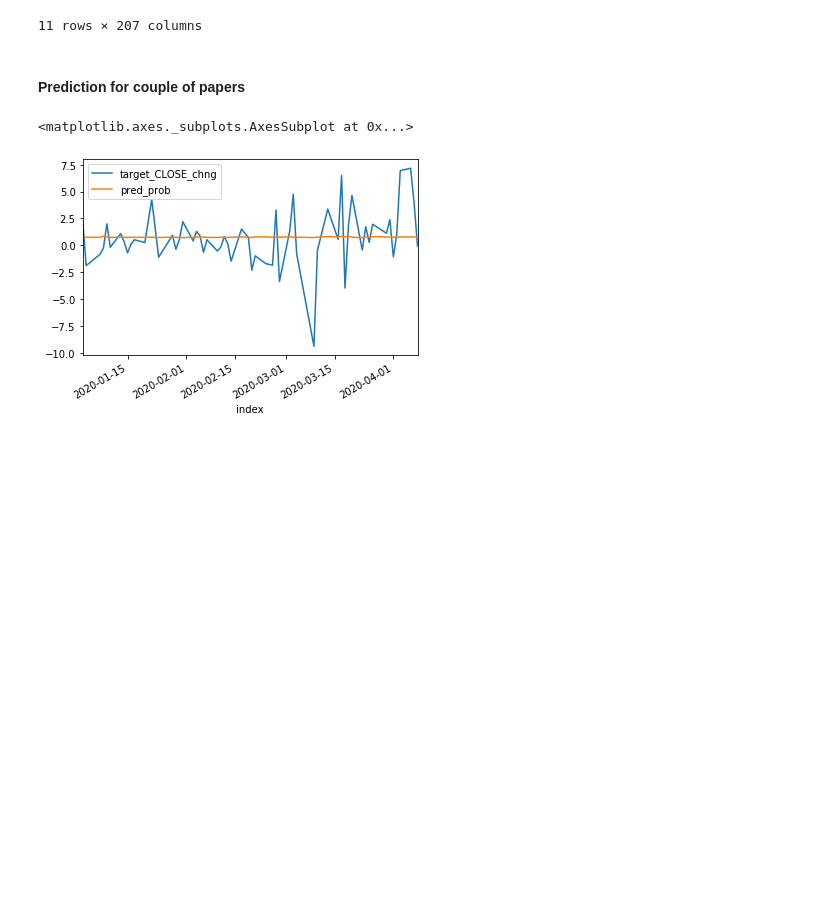
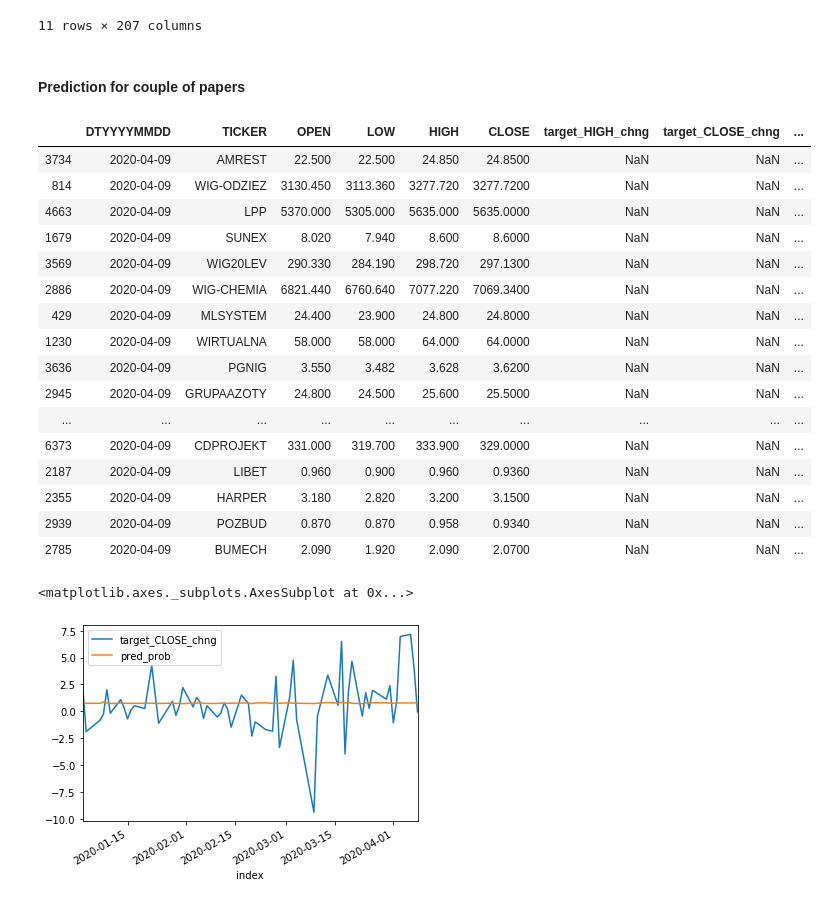
Before and after one commit to showeye/wse_analytics, a Jupyter notebook: bossa.ipynb, the cells around one changed output. Saved outputs shown, nothing was run; the diff lists cells and outputs as text; code cells hidden in the pictures; blank space fills up the shorter version.

```diff
--- a/bossa.ipynb
+++ b/bossa.ipynb
@@ -565,7 +569,7 @@ train_cols = [c for c in df_merged.columns if ('chng' in c) | ('move' in c)
 # %%
 train_cols = train_cols + list(df_indexes_merged.columns)
 # %%
-train_cols = train_cols_limited
+#train_cols = train_cols_limited
 
 df = df_merged.copy()
 
@@ -765,6 +769,8 @@ for p in tqdm(skaner_df_see.ticker.values):
 
     df = prepare_data(p)
     df = transform_one_paper_ch(df)
+
+    df = df.merge(df_indexes_merged, left_index=True, right_index=True, how = 'left')
 
     df.loc[:,'pred_class'] = model.predict(df[train_cols])
     df.loc[:,'pred_prob'] = model.predict_proba(df[train_cols])[:,1]
@@ -776,7 +782,7 @@ for p in tqdm(skaner_df_see.ticker.values):
 
     one_res = df.reset_index().loc[:,['DTYYYYMMDD','TICKER','OPEN','LOW','HIGH', 'CLOSE',
                                       'target', 'pred_class', 'target_OPEN_chng',
-                                      'target_HIGH_chng', 'target_CLOSE_chng', 'pred_prob']].tail(30)
+                                      'target_HIGH_chng', 'target_CLOSE_chng', 'pred_prob']].tail(1)
     res = pd.concat([res, one_res])
 #     res = pd.concat([res, pd.DataFrame([[one_res.DTYYYYMMDD.values[0],
 #                                    one_res.TICKER.values[0],
@@ -788,6 +794,26 @@ for p in tqdm(skaner_df_see.ticker.values):
 #                                    one_res.target_HIGH_chng.values[0],
 #                                    one_res.target_CLOSE_chng.values[0],
 #                                    one_res.pred_prob.values[0]]], columns=res_cols)])
+# %%
+res.sort_values('pred_prob', ascending=False).drop(['pred_class','target_OPEN_chng', 'target'], axis = 1).head(100)
+# %% [output]
+|  | DTYYYYMMDD | TICKER | OPEN | LOW | HIGH | CLOSE | target_HIGH_chng | target_CLOSE_chng | ... |
+| 3734 | 2020-04-09 | AMREST | 22.500 | 22.500 | 24.850 | 24.8500 | NaN | NaN | ... |
+| 814 | 2020-04-09 | WIG-ODZIEZ | 3130.450 | 3113.360 | 3277.720 | 3277.7200 | NaN | NaN | ... |
+| 4663 | 2020-04-09 | LPP | 5370.000 | 5305.000 | 5635.000 | 5635.0000 | NaN | NaN | ... |
+| 1679 | 2020-04-09 | SUNEX | 8.020 | 7.940 | 8.600 | 8.6000 | NaN | NaN | ... |
+| 3569 | 2020-04-09 | WIG20LEV | 290.330 | 284.190 | 298.720 | 297.1300 | NaN | NaN | ... |
+| 2886 | 2020-04-09 | WIG-CHEMIA | 6821.440 | 6760.640 | 7077.220 | 7069.3400 | NaN | NaN | ... |
+| 429 | 2020-04-09 | MLSYSTEM | 24.400 | 23.900 | 24.800 | 24.8000 | NaN | NaN | ... |
+| 1230 | 2020-04-09 | WIRTUALNA | 58.000 | 58.000 | 64.000 | 64.0000 | NaN | NaN | ... |
+| 3636 | 2020-04-09 | PGNIG | 3.550 | 3.482 | 3.628 | 3.6200 | NaN | NaN | ... |
+| 2945 | 2020-04-09 | GRUPAAZOTY | 24.800 | 24.500 | 25.600 | 25.5000 | NaN | NaN | ... |
+| ... | ... | ... | ... | ... | ... | ... | ... | ... | ... |
+| 6373 | 2020-04-09 | CDPROJEKT | 331.000 | 319.700 | 333.900 | 329.0000 | NaN | NaN | ... |
+| 2187 | 2020-04-09 | LIBET | 0.960 | 0.900 | 0.960 | 0.9360 | NaN | NaN | ... |
+| 2355 | 2020-04-09 | HARPER | 3.180 | 2.820 | 3.200 | 3.1500 | NaN | NaN | ... |
+| 2939 | 2020-04-09 | POZBUD | 0.870 | 0.870 | 0.958 | 0.9340 | NaN | NaN | ... |
+| 2785 | 2020-04-09 | BUMECH | 2.090 | 1.920 | 2.090 | 2.0700 | NaN | NaN | ... |
 # %%
 df = df_merged.copy()
 # %%
```
Also changed, not shown: parts of 13 cells of this notebook.
